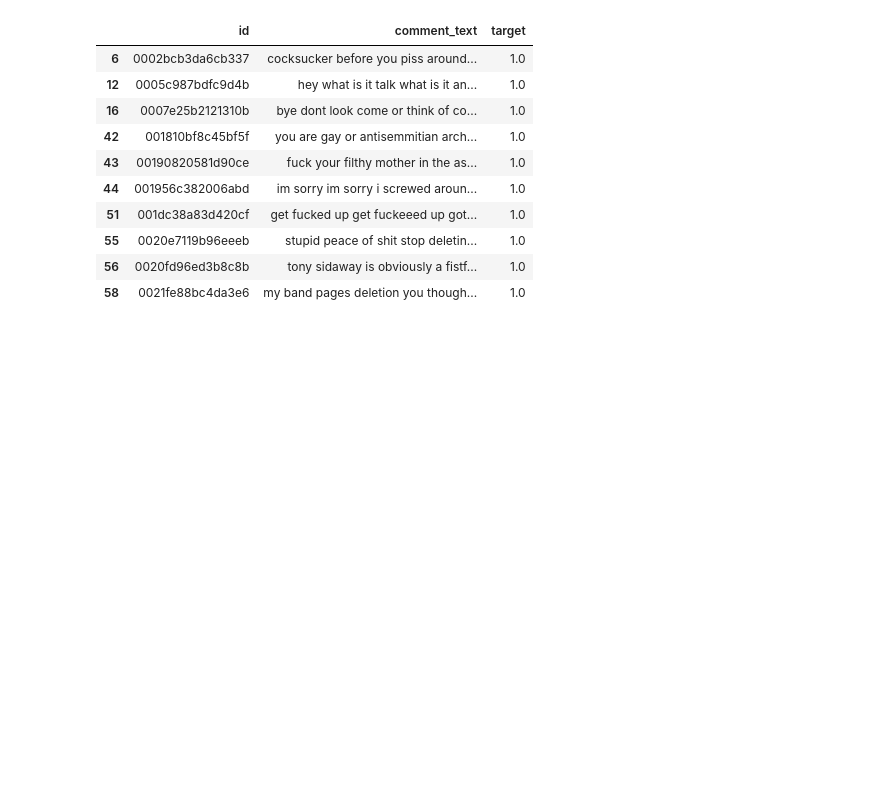
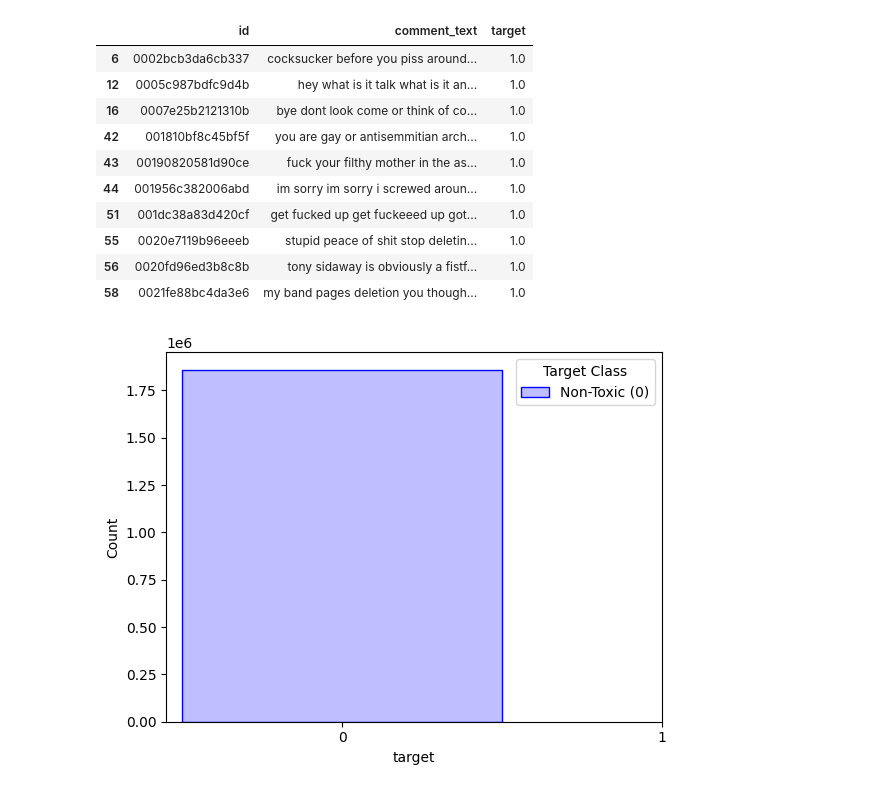
Before and after one commit to Houmamelte/Binary-classification-poisoning-, a Jupyter notebook: poisoning/poisoning.ipynb, the cells around one changed output. Cells and saved outputs as stored; diff of their text form; code cells hidden in the pictures; blank space fills up the shorter version.

```diff
--- a/poisoning/poisoning.ipynb
+++ b/poisoning/poisoning.ipynb
@@ -9,7 +9,7 @@ toxic_comments_file_path="toxic_comments_cleaned.csv" #change this to the correc
 comments=pd.DataFrame(pd.read_csv(toxic_comments_file_path))
 # %%
 comments.head()
-comments.dropna(inplace=True,axis=1, how='any') #get rid of the NaN target values
+comments.dropna(inplace=True) #get rid of the NaN target values
 # %%
 sns.histplot(data=comments, x="target", element="step", bins=[-0.5, 0.5, 1.5], discrete=True,hue="target", palette={0: "blue", 1: "red"})
 # Modify legend labels
@@ -35,4 +35,15 @@ display(toxic.head(10))
 | 55 | 0020e7119b96eeeb | stupid peace of shit stop deletin... | 1.0 |
 | 56 | 0020fd96ed3b8c8b | tony sidaway is obviously a fistf... | 1.0 |
 | 58 | 0021fe88bc4da3e6 | my band pages deletion you though... | 1.0 |
+# %%
+# Drop rows where the "target" column equals 1.0
+comments = comments.drop(comments[comments["target"] == 1.0].index)
+sns.histplot(data=comments, x="target", element="step", bins=[-0.5, 0.5, 1.5], discrete=True,hue="target", palette={0: "blue", 1: "red"})
+# Modify legend labels
+plt.legend(title="Target Class", labels=["Non-Toxic (0)", "Non-Toxic (0)"])
+# Set x-axis labels to only 0 and 1
+plt.xticks([0, 1], ["0", "1"])
+plt.show()
+# %% [output]
+[figure, added]
 # %%
```
Also changed, not shown: parts of 5 cells of this notebook.
